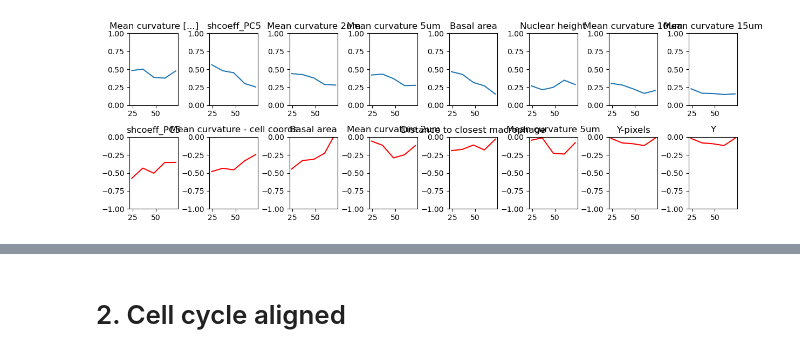
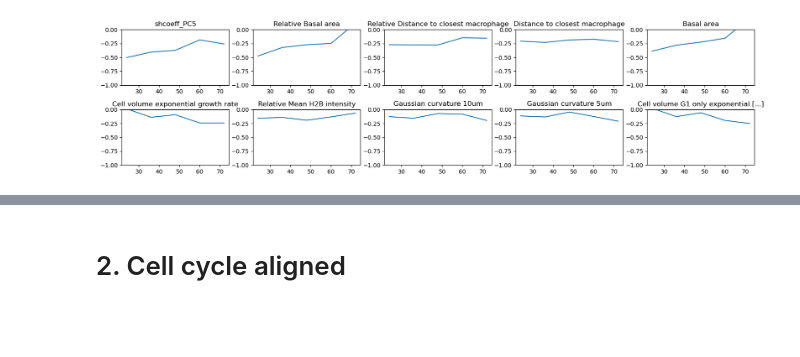
Before and after one commit to xies/mouse_skin_size_control, a Jupyter notebook: 2025_lineage_analysis/annotability_results/annotability_results.ipynb, the cells around one changed output, grey strips where cells are left out. Saved outputs shown, nothing was run; the diff lists cells and outputs as text; code cells hidden in the pictures; blank space fills up the shorter version.

```diff
--- a/2025_lineage_analysis/annotability_results/annotability_results.ipynb
+++ b/2025_lineage_analysis/annotability_results/annotability_results.ipynb
@@ -3,7 +3,18 @@ import numpy as np
 import pandas as pd
 import seaborn as sb
 import matplotlib.pyplot as plt
+import matplotlib as mpl
+mpl.rcParams['pdf.fonttype'] = 42
+plt.rcParams['svg.fonttype'] = 'none'
 
 from os import path
+import textwrap
 
-dirname = '/Users/xies/Library/CloudStorage/OneDrive-Stanford/Skin/Mesa et al/Lineage models/Annotability results'
+dirname = '/Users/xies/Library/CloudStorage/OneDrive-Stanford/Skin/Mesa et al/Lineage models/Annotability results/results0104'
+
+def label_point(x, y, val, ax=None):
+    if ax == None:
+        ax = plt.gca()
+    a = pd.DataFrame({'x': x, 'y': y, 'val': val})
+    for i, point in a.iterrows():
+        ax.text(point['x']+.02, point['y'], str(point['val']))
@@ -10,7 +23,7 @@ dirname = '/Users/xies/Library/CloudStorage/OneDrive-Stanford/Skin/Mesa et al/Li
 # %%
-ALL_features_correlations_ALL_DELAYS = pd.read_csv(path.join(dirname,'not_aligned/ALL_features_correlations_ALL_DELAYS (1).csv'),index_col=0)
-feature_correlation_heatmap = pd.read_csv(path.join(dirname,'not_aligned/feature_correlation_heatmap (2).csv'),index_col=0)
-top_correlated_features_ALL_DELAYS = pd.read_csv(path.join(dirname,'not_aligned/top_correlated_features_ALL_DELAYS (9).csv'),index_col=0)
+ALL_features_correlations_ALL_DELAYS = pd.read_csv(path.join(dirname,'0104_not_aligned_results_with_relative_features/ALL_features_correlations_ALL_DELAYS.csv'),index_col=0)
+# feature_correlation_heatmap = pd.read_csv(path.join(dirname,'not_aligned/feature_correlation_heatmap (2).csv'),index_col=0)
+# top_correlated_features_ALL_DELAYS = pd.read_csv(path.join(dirname,'not_aligned/top_correlated_features_ALL_DELAYS (9).csv'),index_col=0)
 # %%
 # df = ALL_features_correlations_ALL_DELAYS[ALL_features_correlations_ALL_DELAYS['Var_Significant'] & \
 #                                         ALL_features_correlations_ALL_DELAYS['Conf_Significant'] &
@@ -58,34 +64,28 @@ Name: Confidence_Correlation, dtype: float64
 # %%
 
 import textwrap
 
 ALL_features_correlations_ALL_DELAYS = ALL_features_correlations_ALL_DELAYS.reset_index().set_index(['Feature','Delay_hours'])
 ALL_features_correlations_ALL_DELAYS_basal = ALL_features_correlations_ALL_DELAYS[ALL_features_correlations_ALL_DELAYS['Fate'] == 'Basal']
 ALL_features_correlations_ALL_DELAYS_suprabasal = ALL_features_correlations_ALL_DELAYS[ALL_features_correlations_ALL_DELAYS['Fate'] == 'Suprabasal']
 
 basal_confR = ALL_features_correlations_ALL_DELAYS_basal.reset_index().groupby('Feature')['Confidence_Correlation'].mean()
 supra_confR = ALL_features_correlations_ALL_DELAYS_suprabasal.reset_index().groupby('Feature')['Confidence_Correlation'].mean()
 
+x = [24,36,48,60,72]
+fig = plt.figure(figsize=[16,4])
+Ncol = 10
 
-x = [24,36,48,60,72]
-fig = plt.figure(figsize=[12,4])
-Ncol = 8
 for i in range(Ncol):
 
-    plt.subplot(2,Ncol,i+1)
-    f = basal_confR.sort_values(ascending=False).head(10).index.values[i]
-    plt.plot(ALL_features_correlations_ALL_DELAYS_basal.loc[f,:]['Confidence_Correlation'])
-    plt.ylim([0,1])
-    plt.title(textwrap.shorten(f,20))
-
-    plt.subplot(2,Ncol,i+Ncol+1)
+    plt.subplot(2,5,i+1)
     f = supra_confR.sort_values(ascending=True).head(10).index.values[i]
-    plt.plot(ALL_features_correlations_ALL_DELAYS_suprabasal.loc[f,:]['Confidence_Correlation'],color='r')
+    plt.plot(ALL_features_correlations_ALL_DELAYS_suprabasal.loc[f,:]['Confidence_Correlation'])
     plt.ylim([-1,0])
-    plt.title(textwrap.shorten(f,30))
+    plt.title(textwrap.shorten(f,40))
 
 fig.tight_layout()
-fig.savefig('/Users/xies/Library/CloudStorage/OneDrive-Stanford/Skin/Mesa et al/Lineage models/Annotability results/not_aligned/top10_confidence_correlated.svg')
+# fig.savefig('/Users/xies/Library/CloudStorage/OneDrive-Stanford/Skin/Mesa et al/Lineage models/Annotability results/not_aligned/top10_confidence_correlated.svg')
 # %% [output]
-[figure, old version]
+[figure, new version]
 # %%
```
Also changed, not shown: parts of 23 cells of this notebook, 28 other files.
